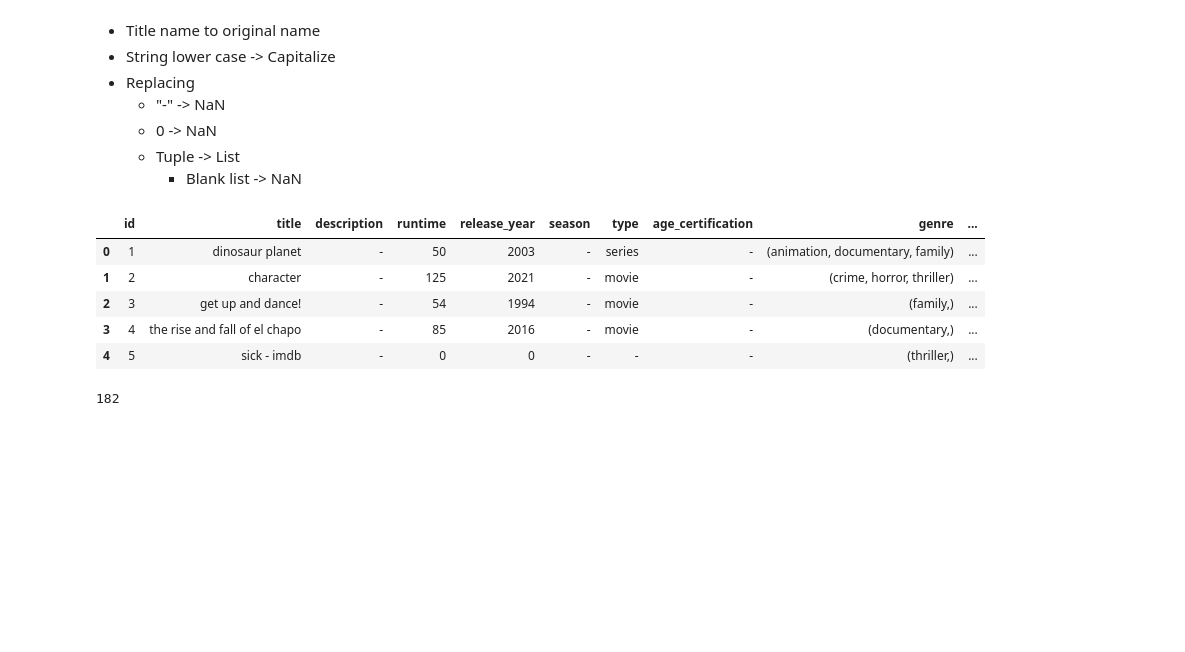
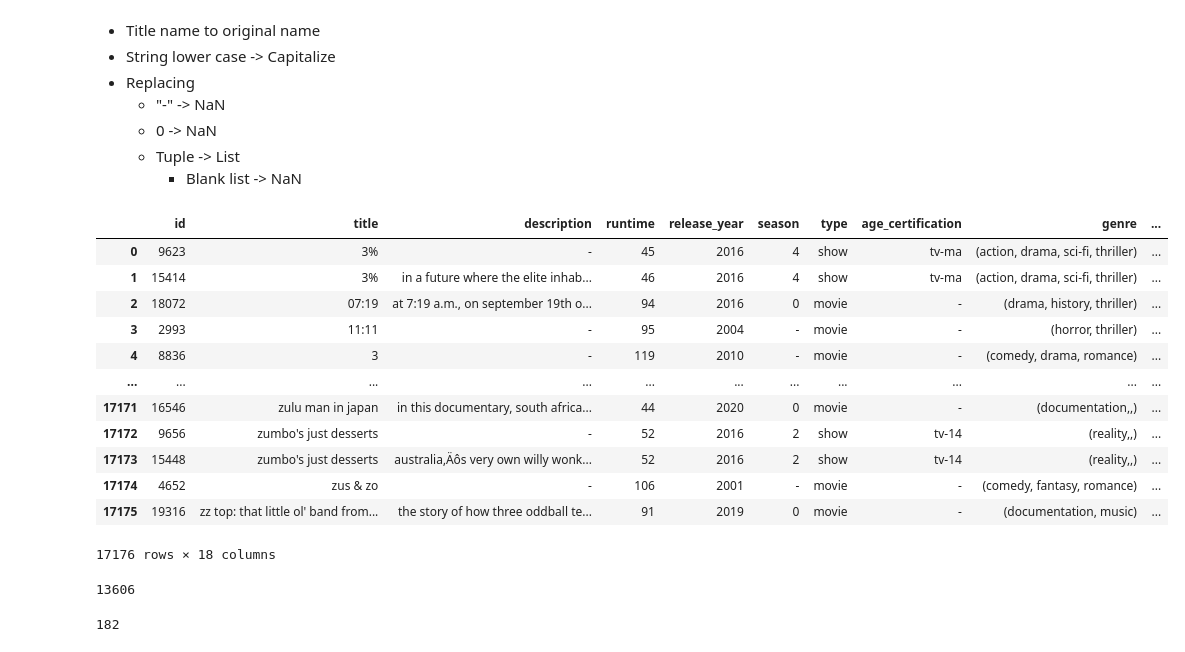
Before and after one commit to zolocapricorn/Senior_Project, a Jupyter notebook: Preparing_data.ipynb, the cells around one changed output. Saved outputs shown, nothing was run; the diff lists cells and outputs as text; code cells hidden in the pictures; blank space fills up the shorter version.

```diff
--- a/Preparing_data.ipynb
+++ b/Preparing_data.ipynb
@@ -210,6 +195,6 @@ genre_dict = {"scifi": "sci-fi", "documentary": "documentation"}
 
 language_dict = {"none": "none language", "old": "old language"}
 
-cleaning_dict = str.maketrans({"[": "", "]": "", "'": ""})
+cleaning_dict = str.maketrans({"[": "", "]": "", "'": "", "(": "", ")": ""})
 # %% [markdown]
 #**Processing Zone**
@@ -1294,9 +1367,21 @@ emd = entertainment_media_dataset(clean_imdb, clean_raw_title, clean_title)
 # %%
-emd.head(5)
+emd
 # %% [output]
 |  | id | title | description | runtime | release_year | season | type | age_certification | genre | ... |
-| 0 | 1 | dinosaur planet | - | 50 | 2003 | - | series | - | (animation, documentary, family) | ... |
-| 1 | 2 | character | - | 125 | 2021 | - | movie | - | (crime, horror, thriller) | ... |
-| 2 | 3 | get up and dance! | - | 54 | 1994 | - | movie | - | (family,) | ... |
-| 3 | 4 | the rise and fall of el chapo | - | 85 | 2016 | - | movie | - | (documentary,) | ... |
-| 4 | 5 | sick - imdb | - | 0 | 0 | - | - | - | (thriller,) | ... |
+| 0 | 9623 | 3% | - | 45 | 2016 | 4 | show | tv-ma | (action, drama, sci-fi, thriller) | ... |
+| 1 | 15414 | 3% | in a future where the elite inhab... | 46 | 2016 | 4 | show | tv-ma | (action, drama, sci-fi, thriller) | ... |
+| 2 | 18072 | 07:19 | at 7:19 a.m., on september 19th o... | 94 | 2016 | 0 | movie | - | (drama, history, thriller) | ... |
+| 3 | 2993 | 11:11 | - | 95 | 2004 | - | movie | - | (horror, thriller) | ... |
+| 4 | 8836 | 3 | - | 119 | 2010 | - | movie | - | (comedy, drama, romance) | ... |
+| ... | ... | ... | ... | ... | ... | ... | ... | ... | ... | ... |
+| 17171 | 16546 | zulu man in japan | in this documentary, south africa... | 44 | 2020 | 0 | movie | - | (documentation,,) | ... |
+| 17172 | 9656 | zumbo's just desserts | - | 52 | 2016 | 2 | show | tv-14 | (reality,,) | ... |
+| 17173 | 15448 | zumbo's just desserts | australia‚Äôs very own willy wonk... | 52 | 2016 | 2 | show | tv-14 | (reality,,) | ... |
+| 17174 | 4652 | zus & zo | - | 106 | 2001 | - | movie | - | (comedy, fantasy, romance) | ... |
+| 17175 | 19316 | zz top: that little ol' band from... | the story of how three oddball te... | 91 | 2019 | 0 | movie | - | (documentation, music) | ... |
+17176 rows × 18 columns
+# %%
+row_index = emd.index[emd['id'] == 17205].tolist()[0]
+print(row_index)
+# %% [output]
+13606
```
Also changed, not shown: parts of 19 cells of this notebook.
